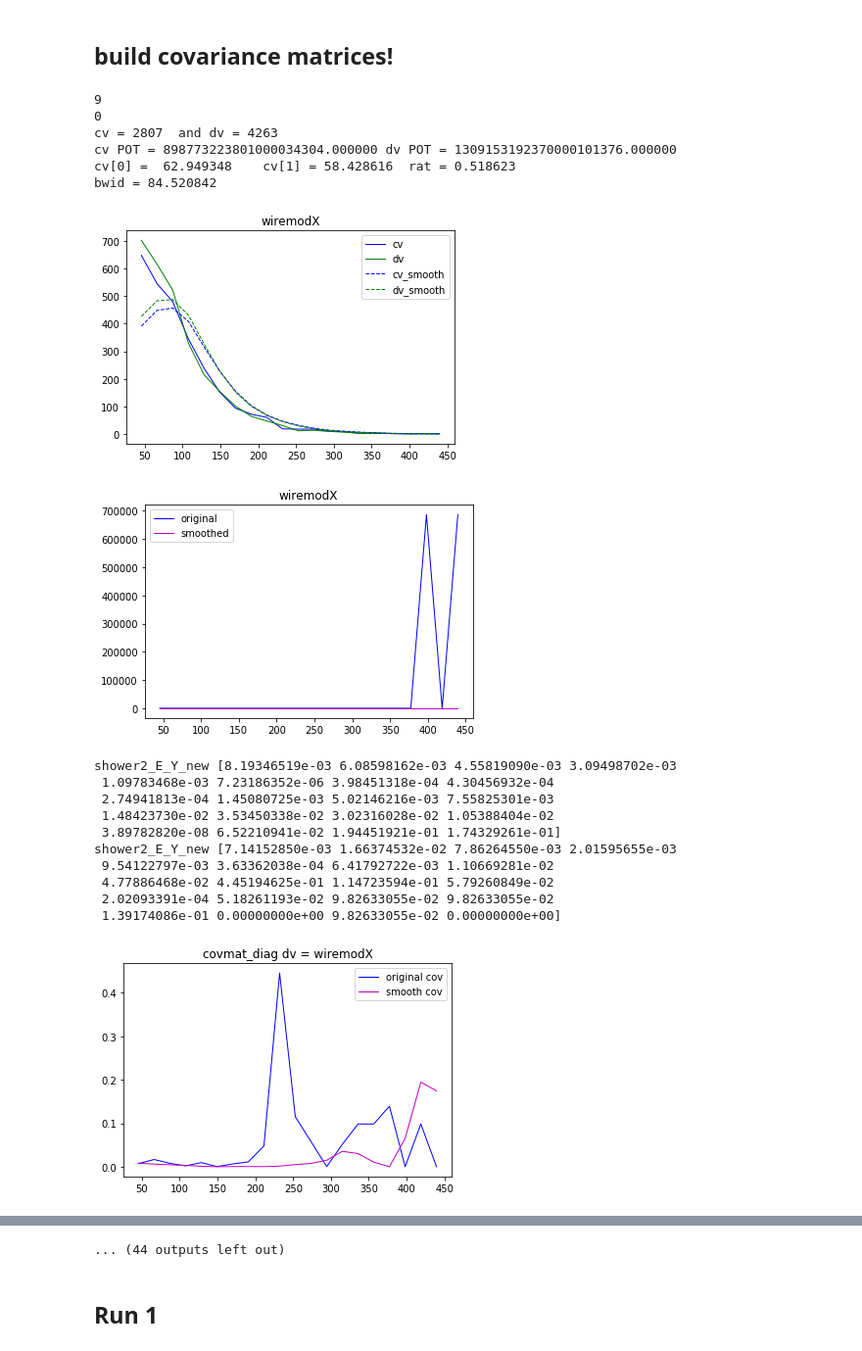
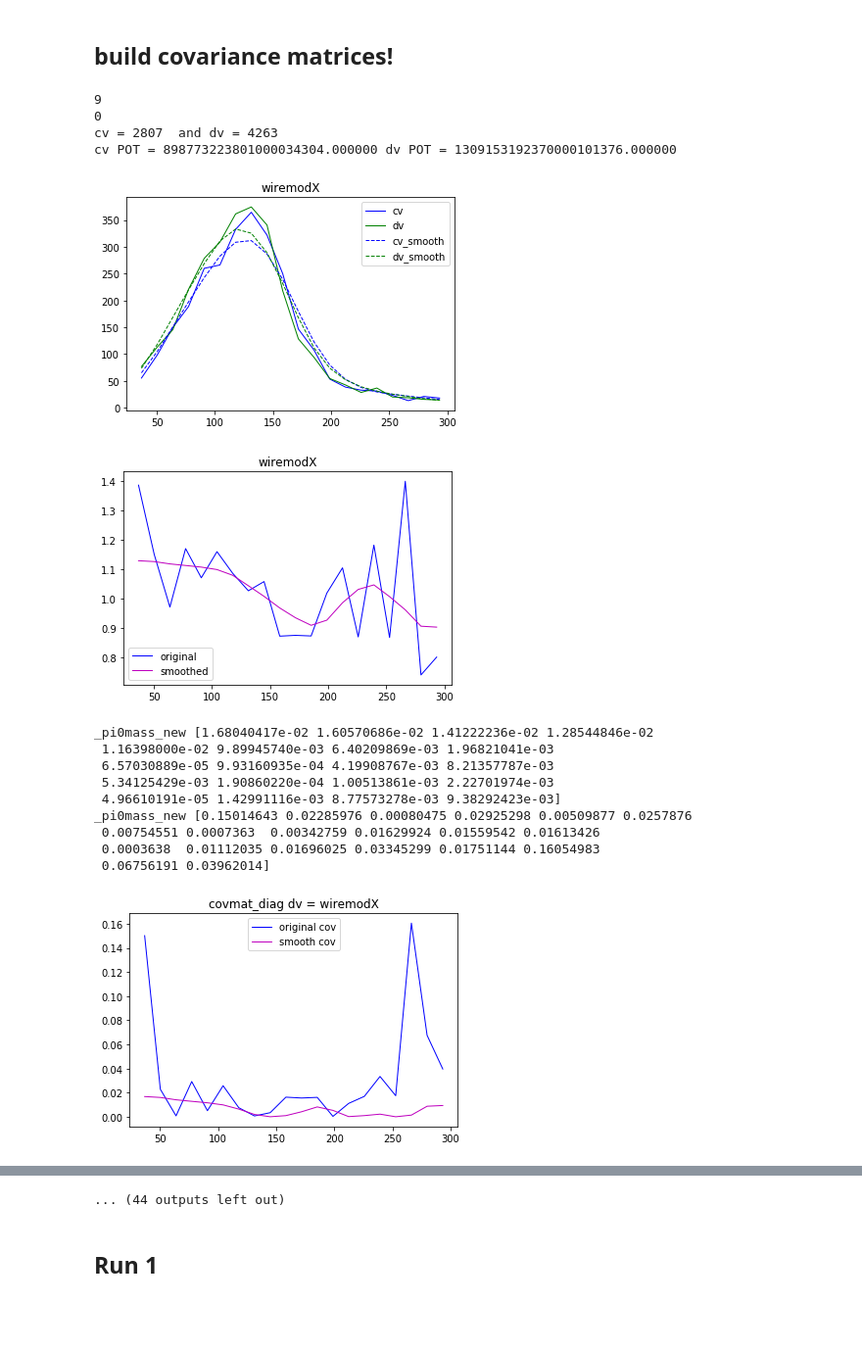
Before and after one commit to LArbys/1L1PSelection, a Jupyter notebook: Pi0Study/HighstatsDetVar/DetSys.ipynb, the cells around one changed output, grey strips where cells are left out. Shown at 98% size. Saved outputs shown, nothing was run; the diff lists cells and outputs as text; code cells hidden in the pictures; blank space fills up the shorter version.

```diff
--- a/Pi0Study/HighstatsDetVar/DetSys.ipynb
+++ b/Pi0Study/HighstatsDetVar/DetSys.ipynb
@@ -43,7 +43,7 @@ run = 'run3'
 f_scaleslist = []
 s_detsyslist = []
 names = ['wiremodX','wiremodYZ','recomb','LYdown','LYAtt','LYRayleigh','SCE','wiremodThetaYZ','wiremodThetaXZ']
-
+plotnames = ['WireModX','WireModYZ','recomb2','LYDown','LYAtt','LYRayleigh','SCE','WireModThetaYZ','WireModThetaXZ']
 for name in names:
     s_detsyslist.append(name)
 
@@ -73,7 +73,7 @@ total 326568, cv = 315002 dv = 11566
 
 varlistSel = {}
 
-varlistSel['_pi0mass_new']=distVar('_pi0mass_new',(30,350),'Reco Pi0 Mass (MeV)',covfolder+'/'+covtag+'__pi0mass.txt')
+varlistSel['_pi0mass_new']=distVar('_pi0mass_new',(30,300),'Reco Pi0 Mass (MeV)',covfolder+'/'+covtag+'__pi0mass.txt')
 varlistSel['DeltaMass_new']=distVar('DeltaMass_new',(1000,1400),'Reco Delta Mass (MeV)',covfolder+'/'+covtag+'__deltamass.txt')
 varlistSel['shower1_E_Y_new']=distVar('shower1_E_Y_new',(80,450),'Reco Shower1 Energy (MeV)',covfolder+'/'+covtag+'__shower1E.txt')
 varlistSel['shower2_E_Y_new']=distVar('shower2_E_Y_new',(35,450),'Reco Shower2 Energy (MeV)',covfolder+'/'+covtag+'__shower2E.txt')
@@ -302,7 +269,7 @@ if not os.path.exists(covfolder):
 #for dist in varListSel: #[9:10]
 #for _,dist in varListSel.items(): # loop over all variables
 for i in range(1):
-    dist = varlistSel['shower2_E_Y_new']
+    dist = varlistSel['_pi0mass_new']
 #    dist = varListSel['MPID_muon']
 
     cov = np.zeros((nbins,nbins))
@@ -330,8 +297,10 @@ for i in range(1):
         var_cv_list = np.array(var_cv.astype(float).values.tolist())
         var_sys_list = np.array(var_sys.astype(float).values.tolist())
         cv_weights = np.array(myvardf.query(s_cuts_cv)['xsec_corr_weight'].astype(float).values.tolist())
+        ratio = pot_cv / pot_dv
         dv_weights = np.array(myvardf.query(s_cuts)['xsec_corr_weight'].astype(float).values.tolist())
-        ratio = pot_cv / pot_dv
+        dv_weights = dv_weights*ratio
+
 
 #        var_cv_list = var_cv_list * cv_weights
 
@@ -339,16 +308,16 @@ for i in range(1):
 
 
 
-        CV_smooth,DV_smooth = smooth(var_cv_list,var_sys_list,dist.myrange[0],dist.myrange[1],names[sysi],cv_weights=cv_weights,dv_weights=dv_weights,nbin=nbins,ratio=ratio)
+        CV_smooth,DV_smooth = smooth(var_cv_list,var_sys_list,dist.myrange[0],dist.myrange[1],names[sysi],plotnames[sysi],cv_weights=cv_weights,dv_weights=dv_weights,nbin=nbins,ratio=ratio)
         #CV_smooth,DV_smooth = smooth(var_cv_list,var_sys_list,dist.myrange[0],dist.myrange[1],names[sysi],cv_weights=1,dv_weights=1,nbin=nbins,ratio=ratio)
 
 
 
 #        print(cv_weights)
-        hCV,binedges = np.histogram(var_cv_list,bins=nbins,range=dist.myrange,weights= cv_weights)#cv_scale)
+        hCV,binedges = np.histogram(var_cv_list,bins=nbins,range=dist.myrange,weights=cv_weights)#cv_scale)
         h0,_ = np.histogram(var_sys_list,bins=nbins,range=dist.myrange,weights=dv_weights)#cv_scale)
         bincenters = np.diff(binedges)/2 + binedges[:-1]
-        h0 = h0 *ratio
+#         h0 = h0 *ratio
 
         cov_tmp = np.zeros((nbins,nbins))
         cov_smooth_tmp = np.zeros((nbins,nbins))
@@ -386,45 +355,42 @@ for i in range(1):
         plt.colorbar(orientation='vertical')
         plt.title('Smoothed CovMat dv %s'%names[sysi])
 
         plt.savefig(plotfolder+'/detsys_%s_%s_%s_cov.png'%(dist.myname, run,names[sysi]),dpi=120,bbox_inches='tight')
         plt.show()
 
         cov = cov+ cov_tmp
         cov_smooth = cov_smooth + cov_smooth_tmp
     plt.imshow(cov_smooth, interpolation='none')
     plt.colorbar(orientation='vertical')
     plt.title('Smoothed CovMat Total')
 
     plt.savefig(plotfolder+'/detsys_%s_%s_cov.png'%(dist.myname, run),dpi=120,bbox_inches='tight')
 
     plt.show()
     np.savetxt(covfolder+'/detsys_%s_%s_cov.csv'%(dist.myname, run),cov_smooth, delimiter=',')
 
 
 
     plt.plot(x,cov.diagonal(),linewidth=1, linestyle="-", c="b",label='original sys')
     plt.plot(x,cov_smooth.diagonal(),linewidth=1, linestyle="-", c="m",label='smooth sys')
     plt.legend()
     plt.ylim([0,0.8])
     plt.title('Total covmat_diag ')
     plt.savefig(plotfolder+'/Tot_sys_%s_cov.png'%(run),dpi=120,bbox_inches='tight')
 # %% [output]
 9
 0
 cv = 2807  and dv = 4263
 cv POT = 898773223801000034304.000000 dv POT = 1309153192370000101376.000000
-cv[0] =  62.949348    cv[1] = 58.428616  rat = 0.518623
-bwid = 84.520842
-[figure, old version]
+[figure, new version]
-[figure, old version]
+[figure, new version]
-shower2_E_Y_new [8.19346519e-03 6.08598162e-03 4.55819090e-03 3.09498702e-03
- 1.09783468e-03 7.23186352e-06 3.98451318e-04 4.30456932e-04
- 2.74941813e-04 1.45080725e-03 5.02146216e-03 7.55825301e-03
- 1.48423730e-02 3.53450338e-02 3.02316028e-02 1.05388404e-02
- 3.89782820e-08 6.52210941e-02 1.94451921e-01 1.74329261e-01]
-shower2_E_Y_new [7.14152850e-03 1.66374532e-02 7.86264550e-03 2.01595655e-03
- 9.54122797e-03 3.63362038e-04 6.41792722e-03 1.10669281e-02
- 4.77886468e-02 4.45194625e-01 1.14723594e-01 5.79260849e-02
- 2.02093391e-04 5.18261193e-02 9.82633055e-02 9.82633055e-02
- 1.39174086e-01 0.00000000e+00 9.82633055e-02 0.00000000e+00]
+_pi0mass_new [1.68040417e-02 1.60570686e-02 1.41222236e-02 1.28544846e-02
+ 1.16398000e-02 9.89945740e-03 6.40209869e-03 1.96821041e-03
+ 6.57030889e-05 9.93160935e-04 4.19908767e-03 8.21357787e-03
+ 5.34125429e-03 1.90860220e-04 1.00513861e-03 2.22701974e-03
+ 4.96610191e-05 1.42991116e-03 8.77573278e-03 9.38292423e-03]
+_pi0mass_new [0.15014643 0.02285976 0.00080475 0.02925298 0.00509877 0.0257876
+ 0.00754551 0.0007363  0.00342759 0.01629924 0.01559542 0.01613426
+ 0.0003638  0.01112035 0.01696025 0.03345299 0.01751144 0.16054983
+ 0.06756191 0.03962014]
-[figure, old version]
+[figure, new version]
```
Also changed, not shown: parts of 4 cells of this notebook, 4 other files.
